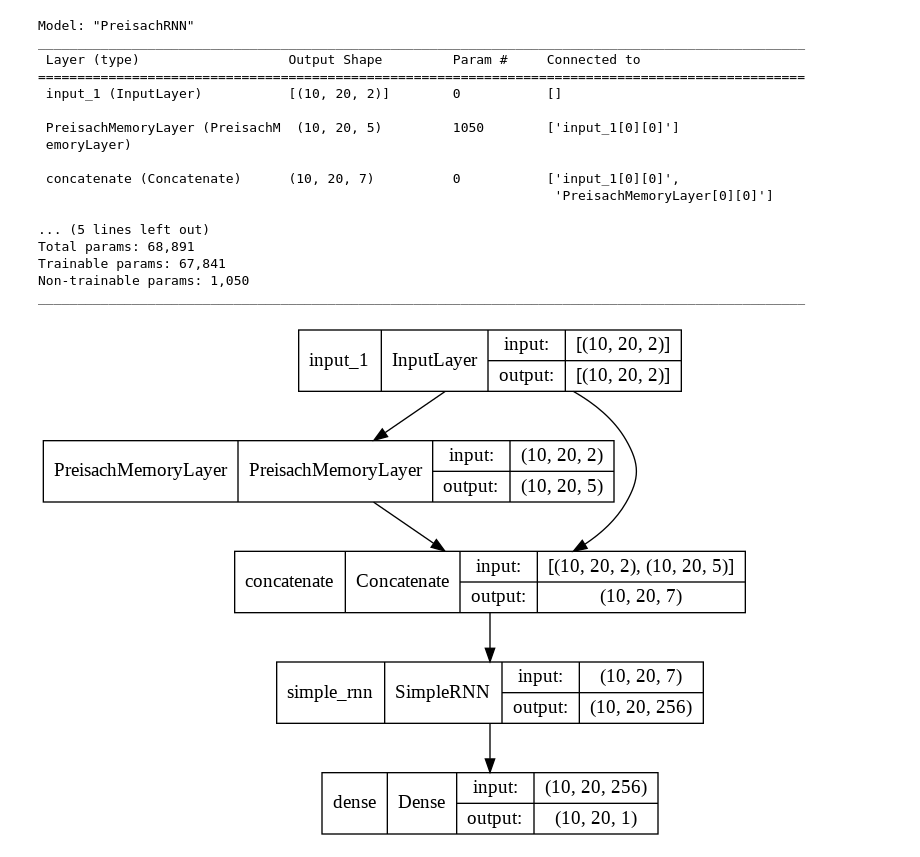
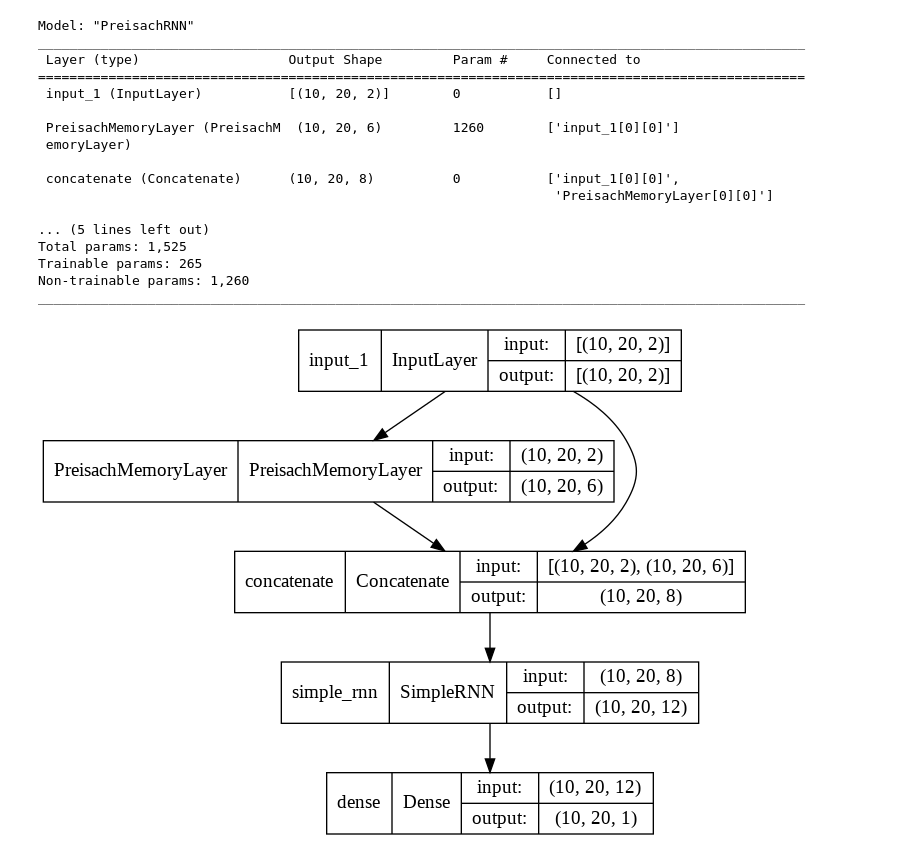
Before and after one commit to olivieromassi/Hysteresis-Modelling-with-Neural-Networks, a Jupyter notebook: Architectures/PreisachRNN.ipynb, the cells around one changed output. Drawn from its saved outputs; the diff is of its cells as text; code cells hidden in the pictures.

```diff
--- a/Architectures/PreisachRNN.ipynb
+++ b/Architectures/PreisachRNN.ipynb
@@ -18,8 +18,6 @@ class PreisachMemoryLayer(tf.keras.layers.Layer):
         self.first_batch = True
 
     def build(self, input_shape):
-        # TODO: check dimensionality of the tensors, most probably they are wrong
-        # Change the last dimension of input_shape to be n_operators
         self.input_dim = input_shape
         self.play_operators = tf.Variable(initial_value=tf.zeros((input_shape[0], input_shape[1], self.n_operators)), trainable=False) # tf.zeros((input_shape)) # Fix the Data Structure
         self.prev_play_operators = tf.Variable(initial_value=tf.zeros((input_shape[0], self.n_operators)), trainable=False) # tf.zeros((input_shape)) # Fix the Data Structure
@@ -30,20 +28,17 @@ class PreisachMemoryLayer(tf.keras.layers.Layer):
             self.r[j] = (j / self.n_operators) * (1 - (-1))
 
     def call(self, inputs):
-        # TODO: Check dimensions of all the data structure, verify if the code is fine for stateful = False
-        # TODO: Extend the code to work with stateful = True, using the Play Operators of the previous batch
         # TODO: Check if it is possible to remove the external loop over the batches
-        for b in range(self.input_dim[0]):
-            for t in range(self.input_dim[1]):
-                for j in range(self.n_operators):
-                    if t == 0:
-                        if self.first_batch:
-                            # TODO: FIX the dimensions for the array assignments?
-                            self.play_operators[b, t, j].assign(tf.math.maximum(inputs[b, t, 0] - self.r[j], tf.math.minimum(inputs[b, t, 0] + self.r[j], 0))) # <-- The zero must be a Tensor with proper dimensions!
-                        else:
-                            self.play_operators[b, t, j].assign(tf.math.maximum(inputs[b, t, 0] - self.r[j], tf.math.minimum(inputs[b, t, 0] + self.r[j], self.prev_play_operators[b, j])))
+        # for b in range(self.input_dim[0]):
+        for t in range(self.input_dim[1]):
+            for j in range(self.n_operators):
+                if t == 0:
+                    if self.first_batch:
+                        self.play_operators[:, t, j].assign(tf.math.maximum(inputs[:, t, 0] - self.r[j], tf.math.minimum(inputs[:, t, 0] + self.r[j], 0))) # <-- The zero must be a Tensor with proper dimensions!
                     else:
-                        self.play_operators[b, t, j].assign(tf.math.maximum(inputs[b, t, 0] - self.r[j], tf.math.minimum(inputs[b, t, 0] + self.r[j], self.play_operators[b, t - 1, j])))
+                        self.play_operators[:, t, j].assign(tf.math.maximum(inputs[:, t, 0] - self.r[j], tf.math.minimum(inputs[:, t, 0] + self.r[j], self.prev_play_operators[:, j])))
+                else:
+                    self.play_operators[:, t, j].assign(tf.math.maximum(inputs[:, t, 0] - self.r[j], tf.math.minimum(inputs[:, t, 0] + self.r[j], self.play_operators[:, t - 1, j])))
 
         if self.first_batch:
             self.first_batch = False
@@ -68,38 +63,38 @@ stateful = True
 # Example: building a PreisachRNN using the custom Layer to implement Preisach Memory
 
 # Setting the number of Play Operators to be used by the model
-n_operators = 5
-rnn_units = 256
+n_operators = 6
+rnn_units = 12
 
 inputs = tf.keras.layers.Input(shape=(seq_len, 2,), batch_size=batch_size)
 preisach_layer = PreisachMemoryLayer(n_operators=n_operators)(inputs)
 
 concatenate = tf.keras.layers.concatenate([inputs, preisach_layer])
 
 recurrent_layer = tf.keras.layers.SimpleRNN(units=rnn_units, return_sequences=True, stateful=stateful)(concatenate)
 outputs = tf.keras.layers.Dense(1, activation='linear')(recurrent_layer)
 
 
 model = tf.keras.Model(inputs=inputs, outputs=outputs, name='PreisachRNN')
 model.summary()
 
 tf.keras.utils.plot_model(model, show_shapes=True)
 # %% [output]
 Model: "PreisachRNN"
 __________________________________________________________________________________________________
  Layer (type)                   Output Shape         Param #     Connected to
 ==================================================================================================
  input_1 (InputLayer)           [(10, 20, 2)]        0           []
 
- PreisachMemoryLayer (PreisachM  (10, 20, 5)         1050        ['input_1[0][0]']
+ PreisachMemoryLayer (PreisachM  (10, 20, 6)         1260        ['input_1[0][0]']
  emoryLayer)
 
- concatenate (Concatenate)      (10, 20, 7)          0           ['input_1[0][0]',
+ concatenate (Concatenate)      (10, 20, 8)          0           ['input_1[0][0]',
                                                                   'PreisachMemoryLayer[0][0]']
 
 ... (5 lines left out)
-Total params: 68,891
-Trainable params: 67,841
-Non-trainable params: 1,050
+Total params: 1,525
+Trainable params: 265
+Non-trainable params: 1,260
 __________________________________________________________________________________________________
-[figure, old version]
+[figure, new version]
```
